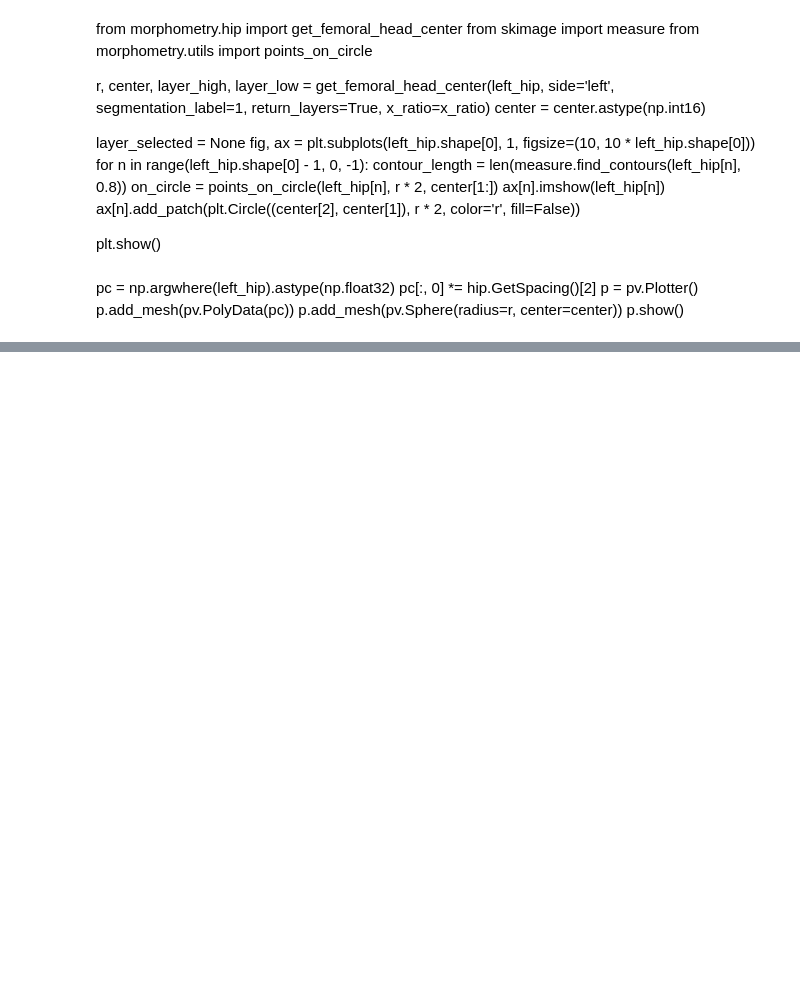
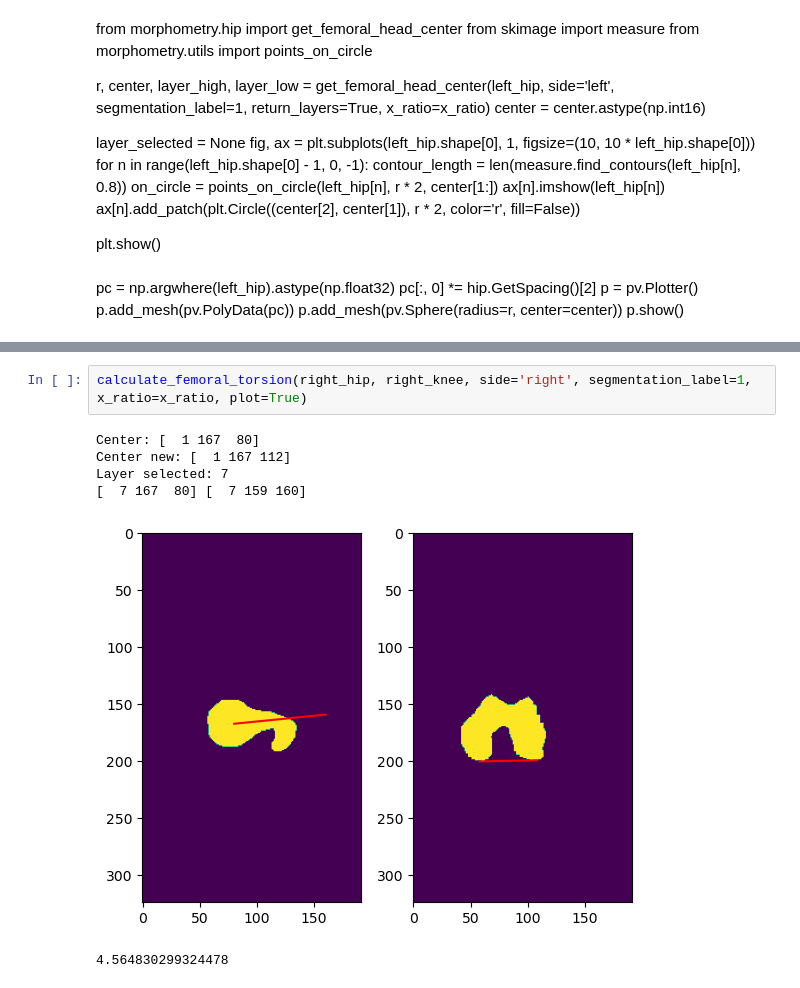
Before and after one commit to swestfechtel/morphometry, a Jupyter notebook: test.ipynb, the cells around one changed output, grey strips where cells are left out. Drawn from its saved outputs; the diff is of its cells as text; blank space fills up the shorter version.

```diff
--- a/test.ipynb
+++ b/test.ipynb
@@ -192,0 +89,9 @@ Widget(value='<iframe src="http://localhost:38963/index.html?ui=P_0x700dee117df0
+# %%
+calculate_femoral_torsion(right_hip, right_knee, side='right', segmentation_label=1, x_ratio=x_ratio, plot=True)
+# %% [output]
+Center: [  1 167  80]
+Center new: [  1 167 112]
+Layer selected: 7
+[  7 167  80] [  7 159 160]
+[figure, added]
+4.564830299324478
```
Also changed, not shown: parts of 11 cells of this notebook, 4 other files.
